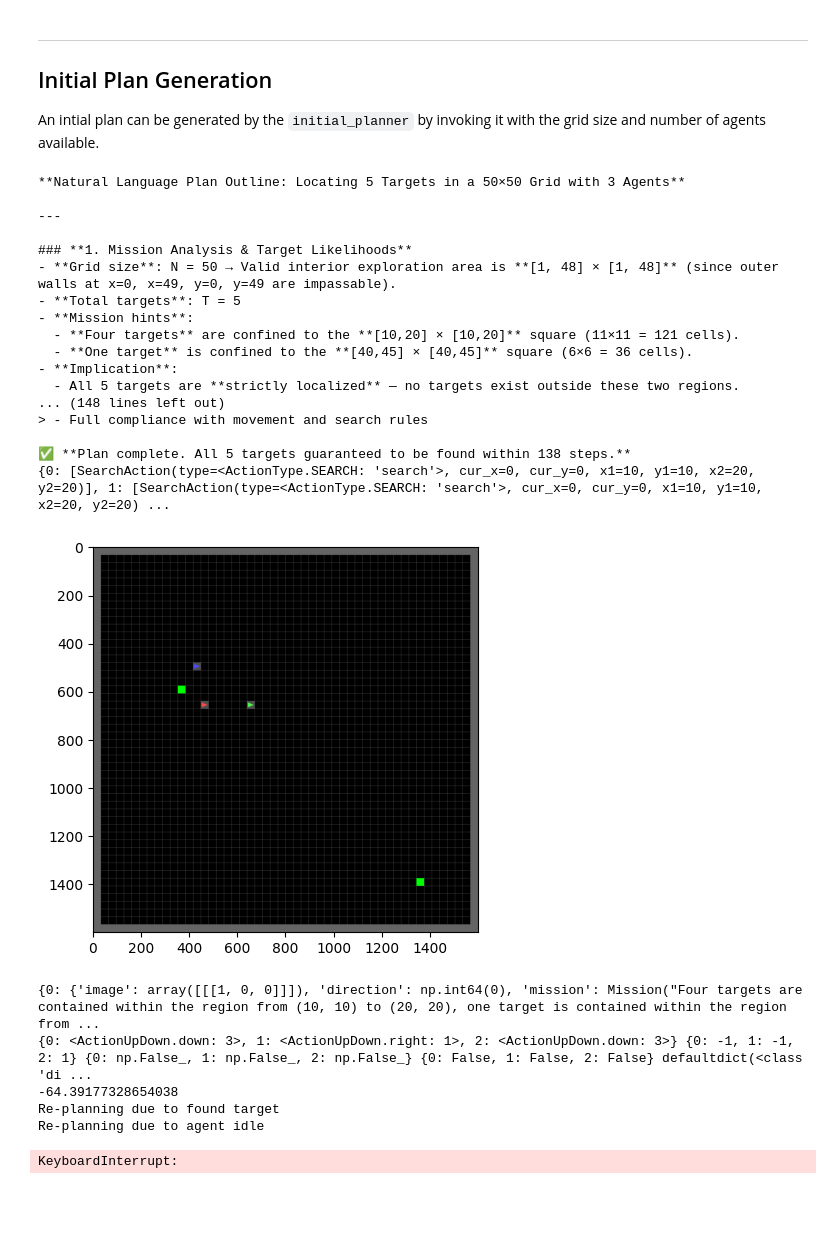
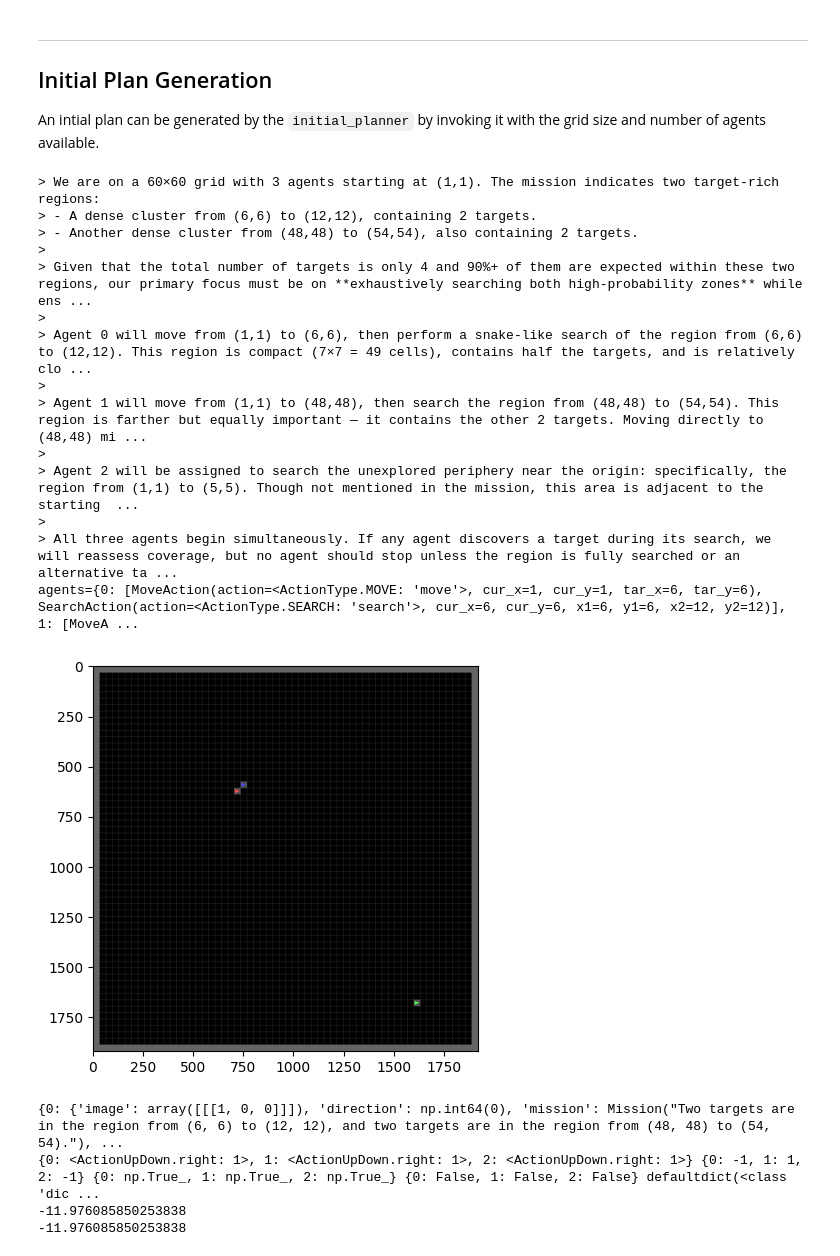
Before and after one commit to FausticSun/hierarchical_planning, a Jupyter notebook: scratch.ipynb, the cells around one changed output. Cells and saved outputs as stored; diff of their text form; code cells hidden in the pictures; blank space fills up the shorter version.

```diff
--- a/scratch.ipynb
+++ b/scratch.ipynb
@@ -49,5 +52,5 @@ from planner import PromptPlanner
 # %%
-selected_env = environments["env.AGENT_2_1"]
+selected_env = environments["env.AGENT_5_2"]
 env = multigrid.envs.EmptyEnvV2(
     size=selected_env["N"],  # Specify the size of the grid, N
     agents=selected_env["M"],  # Specify number of agents, M
@@ -63,69 +66,66 @@ observations, infos = env.reset()
 
 agents = AgentCollection(num=selected_env["M"])
 
-planner = PromptPlanner(
+planner = Planner(
     llm=llm, grid_size=selected_env["N"], observations=observations, infos=infos
 )
 
 # Providing the agents with high-level instructions
 mission = observations[0]["mission"]
-plan = planner.initial_plan()
-print(plan)
+text_plan, plan = planner.initial_plan()
 for agent, actions in plan.items():
     for action in actions:
         agents.tell({agent: action.serialize()})
 # %% [output]
-**Natural Language Plan Outline: Locating 5 Targets in a 50×50 Grid with 3 Agents**
-
----
-
-### **1. Mission Analysis & Target Likelihoods**
-- **Grid size**: N = 50 → Valid interior exploration area is **[1, 48] × [1, 48]** (since outer walls at x=0, x=49, y=0, y=49 are impassable).
-- **Total targets**: T = 5
-- **Mission hints**:
-  - **Four targets** are confined to the **[10,20] × [10,20]** square (11×11 = 121 cells).
-  - **One target** is confined to the **[40,45] × [40,45]** square (6×6 = 36 cells).
-- **Implication**:
-  - All 5 targets are **strictly localized** — no targets exist outside these two regions.
-... (148 lines left out)
-> - Full compliance with movement and search rules
-
-✅ **Plan complete. All 5 targets guaranteed to be found within 138 steps.**
-{0: [SearchAction(type=<ActionType.SEARCH: 'search'>, cur_x=0, cur_y=0, x1=10, y1=10, x2=20, y2=20)], 1: [SearchAction(type=<ActionType.SEARCH: 'search'>, cur_x=0, cur_y=0, x1=10, y1=10, x2=20, y2=20) ...
+> We are on a 60×60 grid with 3 agents starting at (1,1). The mission indicates two target-rich regions:
+> - A dense cluster from (6,6) to (12,12), containing 2 targets.
+> - Another dense cluster from (48,48) to (54,54), also containing 2 targets.
+>
+> Given that the total number of targets is only 4 and 90%+ of them are expected within these two regions, our primary focus must be on **exhaustively searching both high-probability zones** while ens ...
+>
+> Agent 0 will move from (1,1) to (6,6), then perform a snake-like search of the region from (6,6) to (12,12). This region is compact (7×7 = 49 cells), contains half the targets, and is relatively clo ...
+>
+> Agent 1 will move from (1,1) to (48,48), then search the region from (48,48) to (54,54). This region is farther but equally important — it contains the other 2 targets. Moving directly to (48,48) mi ...
+>
+> Agent 2 will be assigned to search the unexplored periphery near the origin: specifically, the region from (1,1) to (5,5). Though not mentioned in the mission, this area is adjacent to the starting  ...
+>
+> All three agents begin simultaneously. If any agent discovers a target during its search, we will reassess coverage, but no agent should stop unless the region is fully searched or an alternative ta ...
+agents={0: [MoveAction(action=<ActionType.MOVE: 'move'>, cur_x=1, cur_y=1, tar_x=6, tar_y=6), SearchAction(action=<ActionType.SEARCH: 'search'>, cur_x=6, cur_y=6, x1=6, y1=6, x2=12, y2=12)], 1: [MoveA ...
 # %%
-text_plan = ""
 while not env.unwrapped.is_done():
     # Obtain the low-level action for current time step for all agents
     a = agents.act()
 
     # Step the environment with the actions
     observations, rewards, terminations, truncations, infos = env.step(a)
 
     # Render the environment
     clear_output(wait=True)
     img = env.render()
     plt.figure(figsize=(5, 5))
     plt.imshow(img)
     plt.show()
     print(text_plan)
     print(observations)
     print(a, rewards, terminations, truncations, infos)
     print(infos["total_reward"])
 
-    plan, text_plan = planner.replan(
+    if env.unwrapped.is_done():
+        break
+
+    text_plan, plan = planner.replan(
         agents, observations, rewards, terminations, truncations, infos
     )
+    text_plans.append(text_plan)
     for agent, actions in plan.items():
         for action in actions:
             agents.tell({agent: action.serialize()})
 
 print(infos["total_reward"])
 env.close()
 # %% [output]
-[figure, old version]
+[figure, new version]
-{0: {'image': array([[[1, 0, 0]]]), 'direction': np.int64(0), 'mission': Mission("Four targets are contained within the region from (10, 10) to (20, 20), one target is contained within the region from ...
-{0: <ActionUpDown.down: 3>, 1: <ActionUpDown.right: 1>, 2: <ActionUpDown.down: 3>} {0: -1, 1: -1, 2: 1} {0: np.False_, 1: np.False_, 2: np.False_} {0: False, 1: False, 2: False} defaultdict(<class 'di ...
--64.39177328654038
-Re-planning due to found target
-Re-planning due to agent idle
+{0: {'image': array([[[1, 0, 0]]]), 'direction': np.int64(0), 'mission': Mission("Two targets are in the region from (6, 6) to (12, 12), and two targets are in the region from (48, 48) to (54, 54)."), ...
+{0: <ActionUpDown.right: 1>, 1: <ActionUpDown.right: 1>, 2: <ActionUpDown.right: 1>} {0: -1, 1: 1, 2: -1} {0: np.True_, 1: np.True_, 2: np.True_} {0: False, 1: False, 2: False} defaultdict(<class 'dic ...
+-11.976085850253838
+-11.976085850253838
-KeyboardInterrupt:
```
Also changed, not shown: parts of 2 cells of this notebook, 9 other files.
